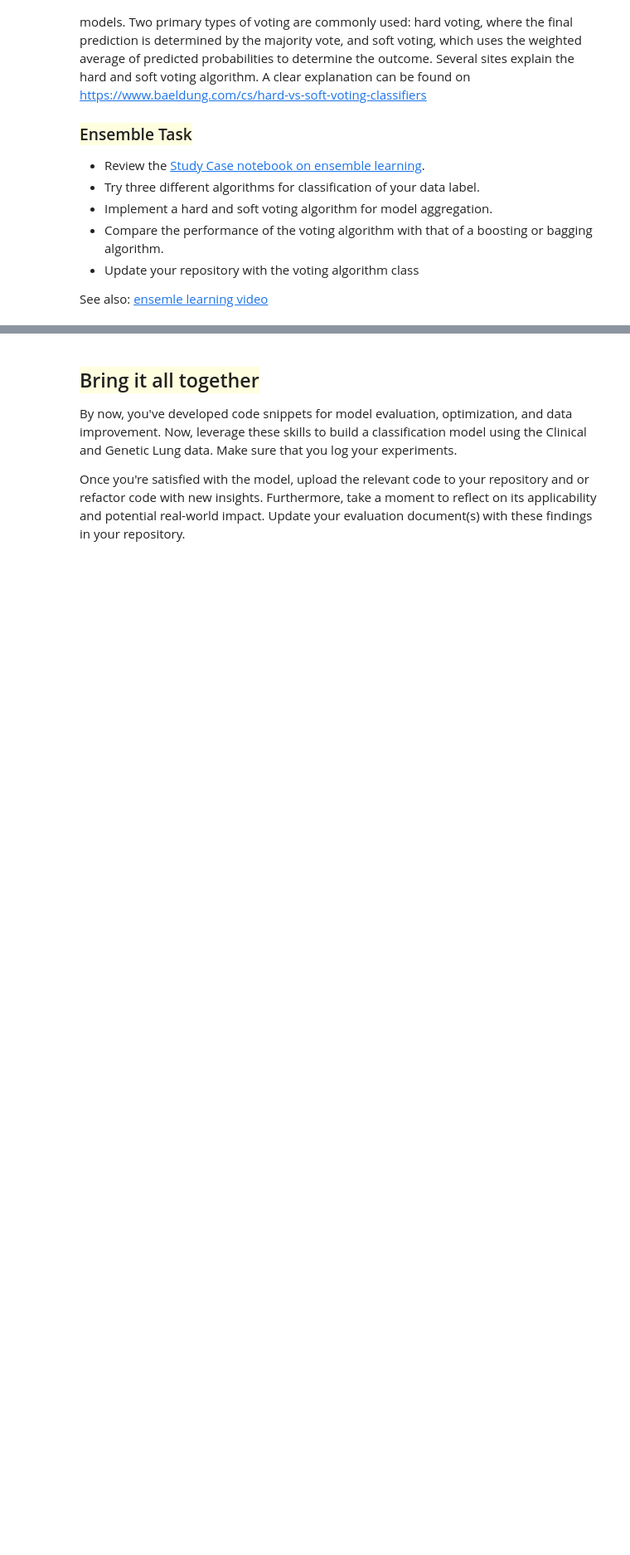
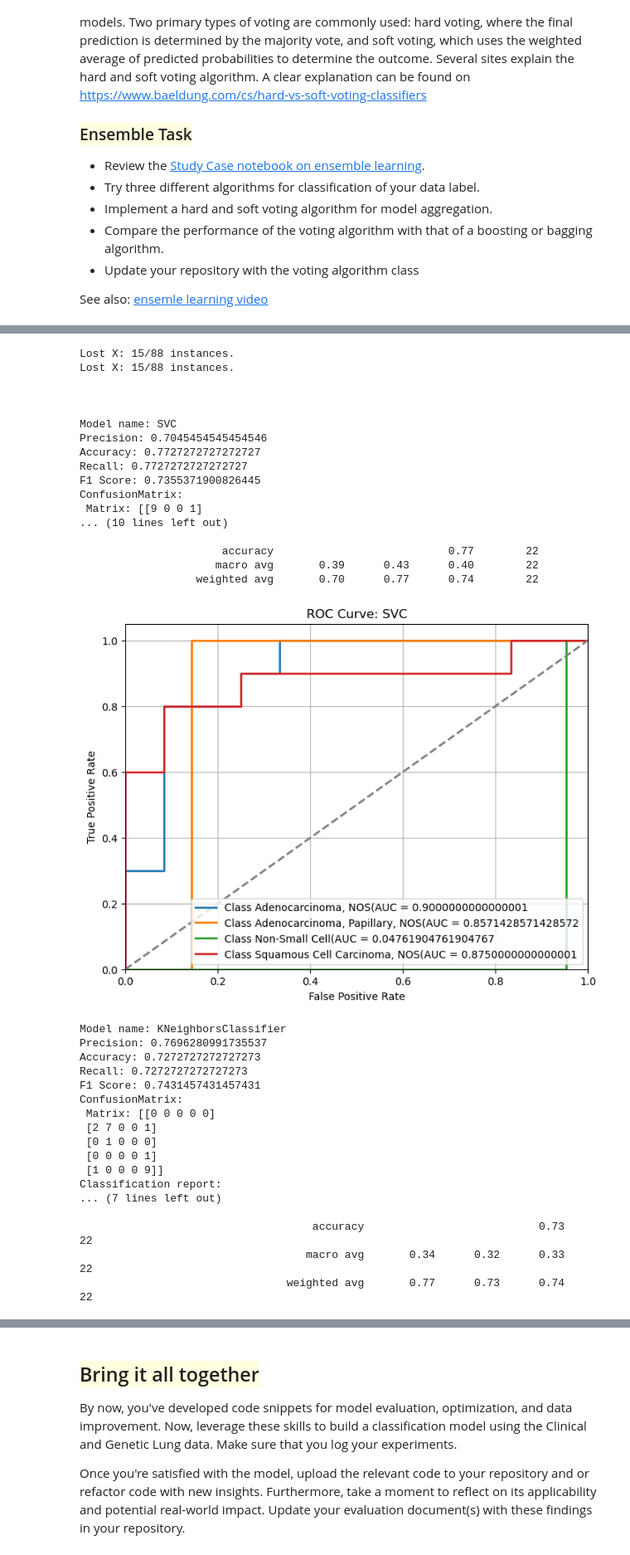
Before and after one commit to jippesilvius/datascience5, a Jupyter notebook: optimize/Assignment_Optimize.ipynb, the cells around one changed output, grey strips where cells are left out. Shown at 83% size. Saved outputs shown, nothing was run; the diff lists cells and outputs as text; code cells hidden in the pictures; blank space fills up the shorter version.

Commit message:
Almost all finished rough outline except pipeline part :(

```diff
--- a/optimize/Assignment_Optimize.ipynb
+++ b/optimize/Assignment_Optimize.ipynb
@@ -216,12 +216,11 @@ from DataProcessor import DataProcessor
 pipeline = DataProcessor(input_file_exp = 'GSE58661_series_matrix.txt.gz', input_file_meta = "Lung3.metadata.xls",
                          cols_to_grab = ['title',
        'characteristics.tag.gender', 'characteristics.tag.histology',
-       'characteristics.tag.tumor.size.maximumdiameter',
-       'characteristics.tag.stage.primary.tumor'])
+       'characteristics.tag.tumor.size.maximumdiameter'], target='characteristics.tag.histology')
 
 pipeline_finished, encoders = pipeline.pipeline_run()
-
+print(encoders)
 print(pipeline_finished.head())
-pipeline.look_at_encode(encoders, "title")
+print(pipeline.look_at_encode(encoders, "title"))
 # %% [output]
 N component to reach 50% explained of the variance: 14
@@ -291,0 +359,54 @@ def vote_hard():
+# %%
+from Evaluation import Evaluator
+from sklearn.neighbors import KNeighborsClassifier
+from sklearn.ensemble import RandomForestClassifier
+from sklearn.svm import SVC
+
+svccl = SVC(kernel='sigmoid', probability=True)
+knncl = KNeighborsClassifier(n_neighbors=5)
+rfcl = RandomForestClassifier(random_state=29)
+
+models = [svccl, knncl, rfcl]
+
+y = pipeline_finished['histology']
+X = pipeline_finished.drop(columns=['histology', 'title', 'gender'])
+
+eval_class = Evaluator(models, X, y)
+
+eval_class.execute()
+# %% [output]
+Lost X: 15/88 instances.
+Lost X: 15/88 instances.
+
+
+
+Model name: SVC
+Precision: 0.7045454545454546
+Accuracy: 0.7727272727272727
+Recall: 0.7727272727272727
+F1 Score: 0.7355371900826445
+ConfusionMatrix:
+ Matrix: [[9 0 0 1]
+... (10 lines left out)
+
+                      accuracy                           0.77        22
+                     macro avg       0.39      0.43      0.40        22
+                  weighted avg       0.70      0.77      0.74        22
+[figure, added]
+Model name: KNeighborsClassifier
+Precision: 0.7696280991735537
+Accuracy: 0.7272727272727273
+Recall: 0.7272727272727273
+F1 Score: 0.7431457431457431
+ConfusionMatrix:
+ Matrix: [[0 0 0 0 0]
+ [2 7 0 0 1]
+ [0 1 0 0 0]
+ [0 0 0 0 1]
+ [1 0 0 0 9]]
+Classification report:
+... (7 lines left out)
+
+                                    accuracy                           0.73        22
+                                   macro avg       0.34      0.32      0.33        22
+                                weighted avg       0.77      0.73      0.74        22
```
Also changed, not shown: parts of 8 cells of this notebook, 4 other files.
